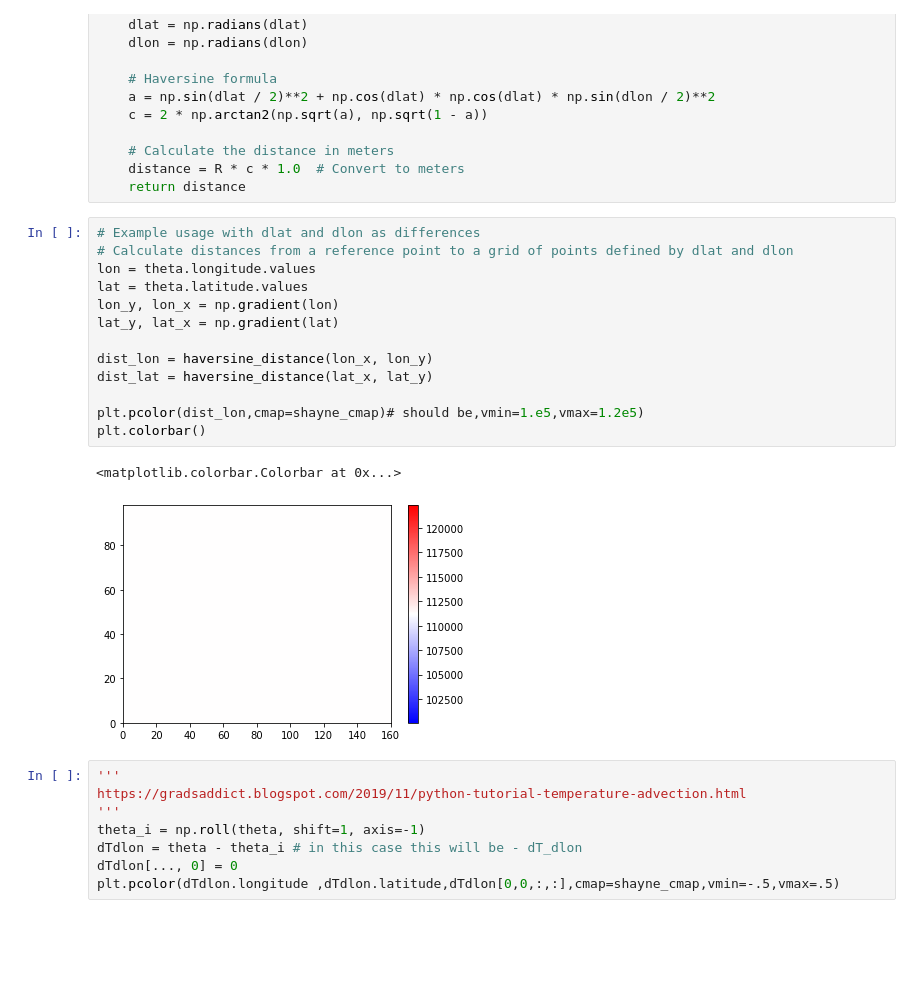
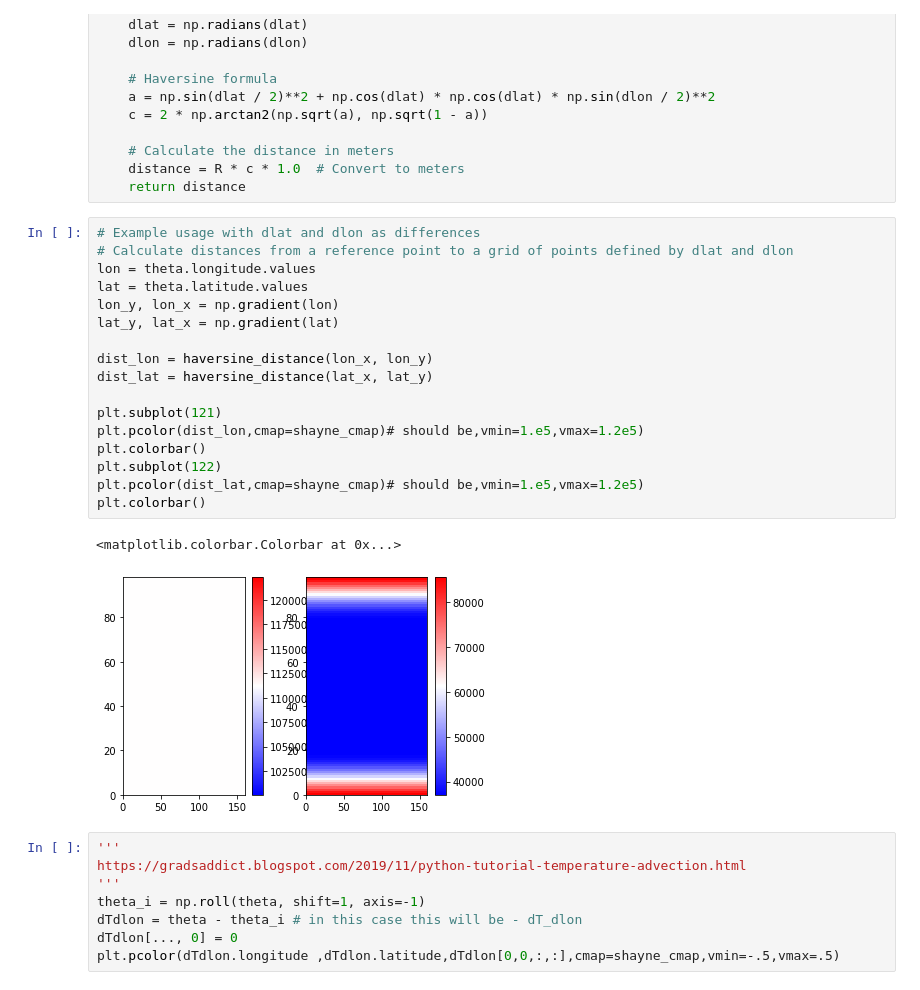
Before and after one commit to ars599/Heatbudget-2023, a Jupyter notebook: get_adv_and_each_term_v4.ipynb, the cells around one changed output. Saved outputs shown, nothing was run; the diff lists cells and outputs as text; blank space fills up the shorter version.

```diff
--- a/get_adv_and_each_term_v4.ipynb
+++ b/get_adv_and_each_term_v4.ipynb
@@ -153,19 +153,23 @@ def haversine_distance(dlat, dlon):
 # %%
 # Example usage with dlat and dlon as differences
 # Calculate distances from a reference point to a grid of points defined by dlat and dlon
 lon = theta.longitude.values
 lat = theta.latitude.values
 lon_y, lon_x = np.gradient(lon)
 lat_y, lat_x = np.gradient(lat)
 
 dist_lon = haversine_distance(lon_x, lon_y)
 dist_lat = haversine_distance(lat_x, lat_y)
 
+plt.subplot(121)
 plt.pcolor(dist_lon,cmap=shayne_cmap)# should be,vmin=1.e5,vmax=1.2e5)
 plt.colorbar()
+plt.subplot(122)
+plt.pcolor(dist_lat,cmap=shayne_cmap)# should be,vmin=1.e5,vmax=1.2e5)
+plt.colorbar()
 # %% [output]
 <matplotlib.colorbar.Colorbar at 0x...>
-[figure, old version]
+[figure, new version]
 # %%
 '''
 https://gradsaddict.blogspot.com/2019/11/python-tutorial-temperature-advection.html
```
Also changed, not shown: parts of 6 cells of this notebook.
